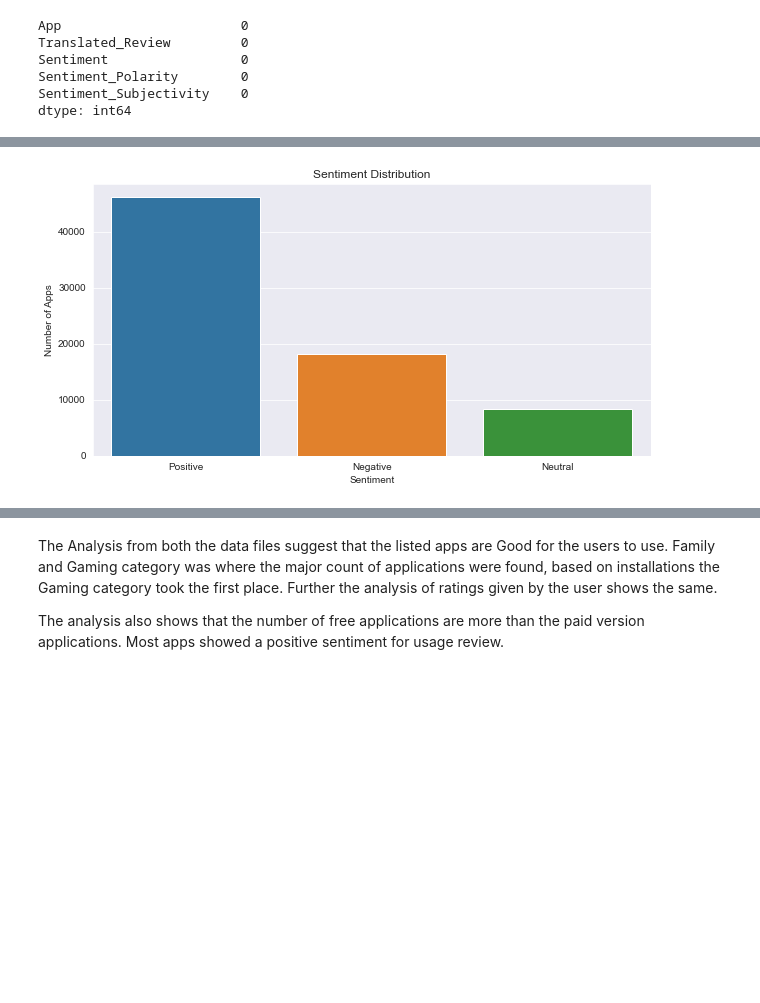
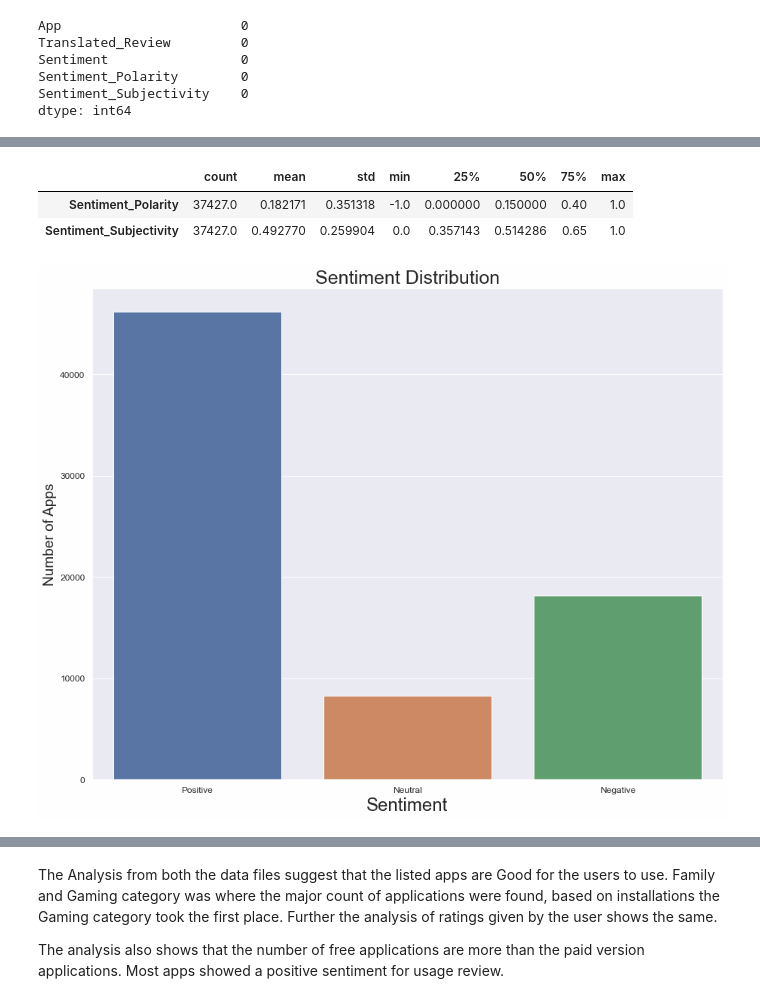
Before and after one commit to Omkar-184/Exploratory_Data_Analysis, a Jupyter notebook: Play_Store_App_Analysis/PlayStoreAnalysis.ipynb, the cells around one changed output, grey strips where cells are left out. Cells and saved outputs as stored; diff of their text form; code cells hidden in the pictures; blank space fills up the shorter version.

```diff
--- a/Play_Store_App_Analysis/PlayStoreAnalysis.ipynb
+++ b/Play_Store_App_Analysis/PlayStoreAnalysis.ipynb
@@ -292,0 +253,7 @@ plt.show()
+# %%
+# Setting the Parameters for plots
+sns.set_style('darkgrid')
+plt.rcParams['font.size'] = 8
+plt.rcParams['figure.figsize'] = (15, 12)
+sns.set(font_scale=2)
+plt.rcParams['figure.facecolor'] = '#80050001'
@@ -397,10 +404,20 @@ merged_df.head()
+# %%
+data_reviews.describe().T
+# %% [output]
+|  | count | mean | std | min | 25% | 50% | 75% | max |
+| Sentiment_Polarity | 37427.0 | 0.182171 | 0.351318 | -1.0 | 0.000000 | 0.150000 | 0.40 | 1.0 |
+| Sentiment_Subjectivity | 37427.0 | 0.492770 | 0.259904 | 0.0 | 0.357143 | 0.514286 | 0.65 | 1.0 |
 # %%
 # After mapping both the datasets
 # 6. Plot the Sentiments of apps
-plt.figure(figsize=(10, 5))
+
 sns.countplot(merged_df['Sentiment'])
-plt.title('Sentiment Distribution')
-plt.ylabel('Number of Apps')
+
+plt.title('Sentiment Distribution',fontsize = 25)
+plt.ylabel('Sentiment',fontsize = 19)
+plt.ylabel('Number of Apps',fontsize = 19)
+plt.xticks(fontsize = 12)
+plt.yticks(fontsize = 12)
 plt.show()
 # %% [output]
-[figure, old version]
+[figure, new version]
```
Also changed, not shown: parts of 36 cells of this notebook.
